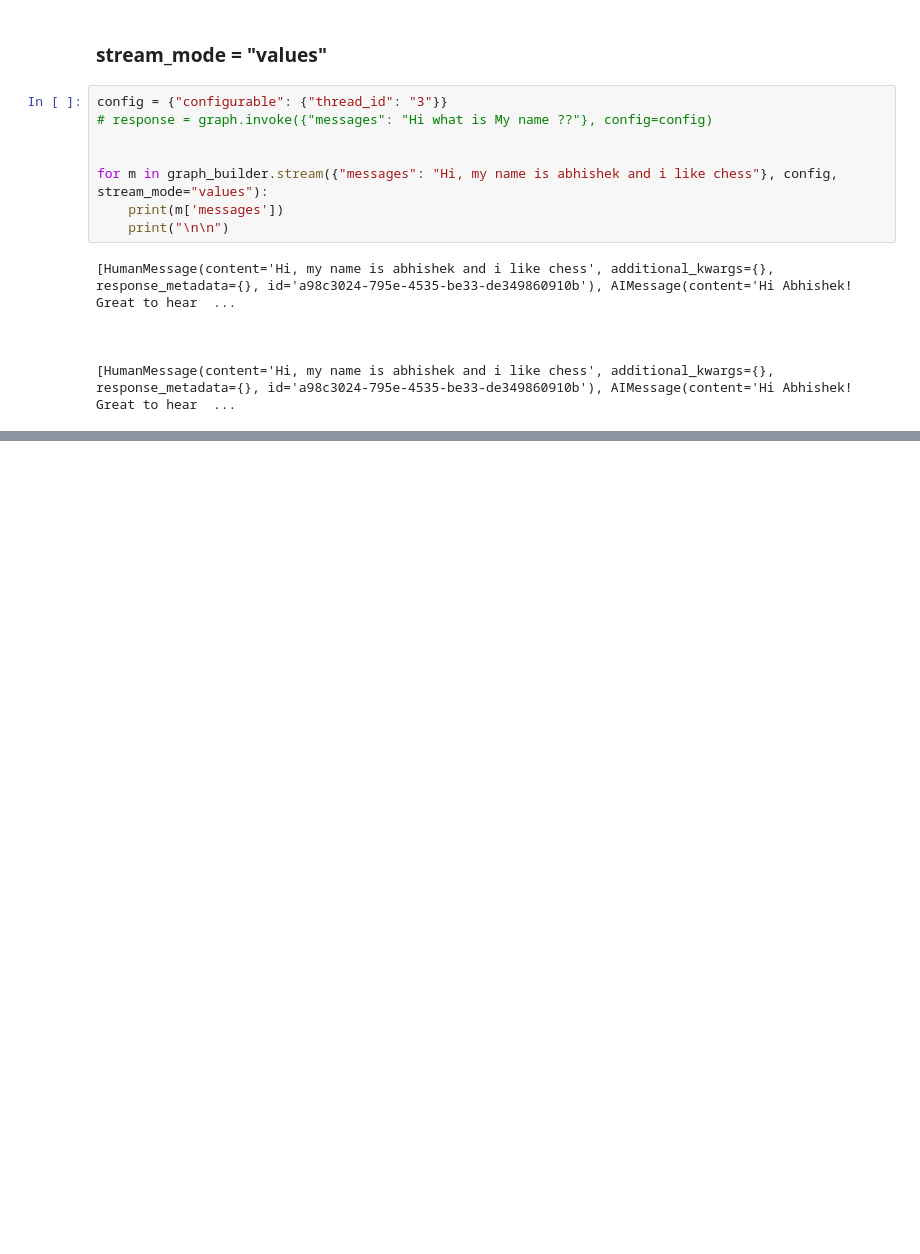
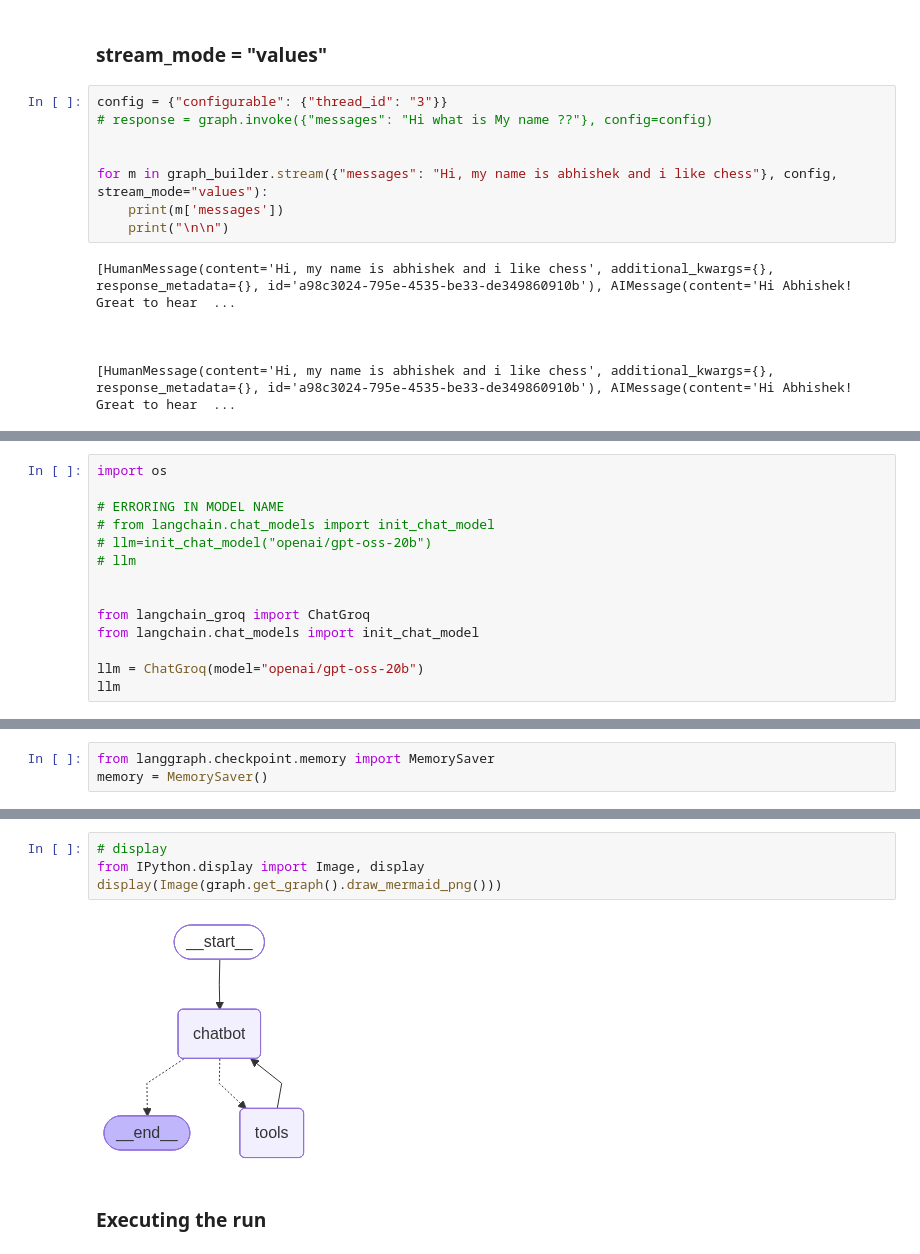
Before and after one commit to AbhishekMaity001/GenAI, a Jupyter notebook: KrishNaik-AgenticAI/003-Basic chatbot.ipynb, the cells around one changed output, grey strips where cells are left out. Saved outputs shown, nothing was run; the diff lists cells and outputs as text; blank space fills up the shorter version.

```diff
--- a/KrishNaik-AgenticAI/003-Basic chatbot.ipynb
+++ b/KrishNaik-AgenticAI/003-Basic chatbot.ipynb
@@ -495,0 +498,14 @@ for m in graph_builder.stream({"messages": "Hi, my name is abhishek and i like c
+# %%
+import os
+
+# ERRORING IN MODEL NAME
+# from langchain.chat_models import init_chat_model
+# llm=init_chat_model("openai/gpt-oss-20b")
+# llm
+
+
+from langchain_groq import ChatGroq
+from langchain.chat_models import init_chat_model
+
+llm = ChatGroq(model="openai/gpt-oss-20b")
+llm
@@ -495,0 +514,3 @@ for m in graph_builder.stream({"messages": "Hi, my name is abhishek and i like c
+# %%
+from langgraph.checkpoint.memory import MemorySaver
+memory = MemorySaver()
@@ -495,0 +565,8 @@ for m in graph_builder.stream({"messages": "Hi, my name is abhishek and i like c
+# %%
+# display
+from IPython.display import Image, display
+display(Image(graph.get_graph().draw_mermaid_png()))
+# %% [output]
+[figure, added]
+# %% [markdown]
+### Executing the run
```
Also changed, not shown: parts of 6 cells of this notebook, 1 other file.
